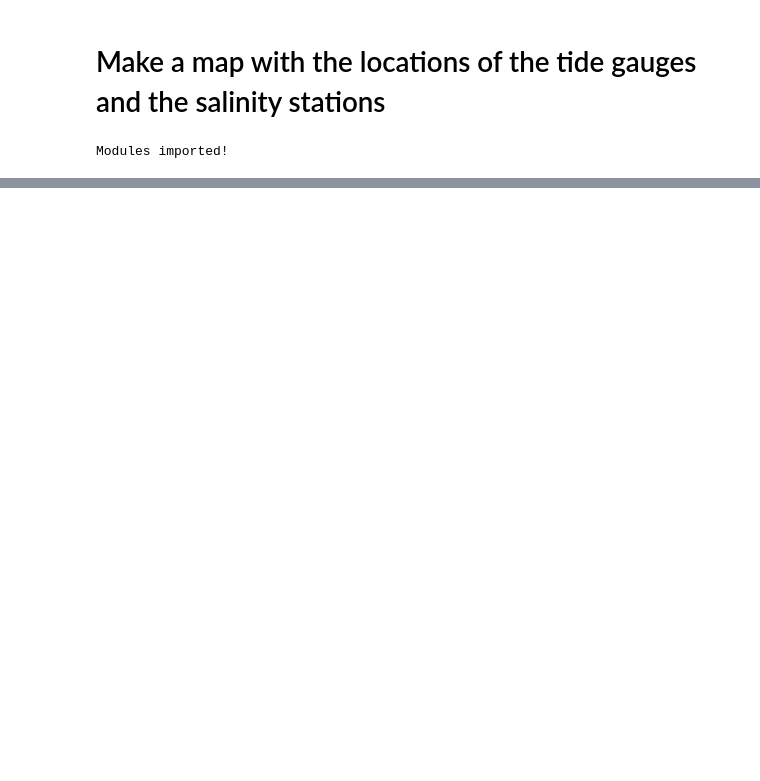
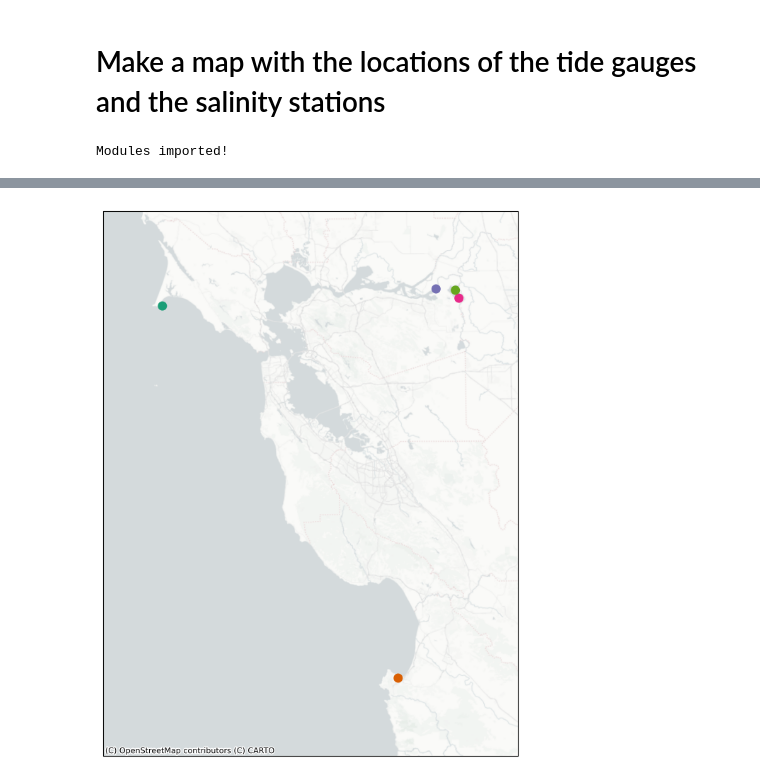
Before and after one commit to jennaisrael/Savio_scratch_back_up, a Jupyter notebook: Plotting/maps/map_salinty_stations.ipynb, the cells around one changed output, grey strips where cells are left out. Saved outputs shown, nothing was run; the diff lists cells and outputs as text; code cells hidden in the pictures; blank space fills up the shorter version.

```diff
--- a/Plotting/maps/map_salinty_stations.ipynb
+++ b/Plotting/maps/map_salinty_stations.ipynb
@@ -84,0 +159,34 @@ ValueError: Unrecognized marker style ['o', '^']
+# %%
+#Use a loop to plot the tide gauges separately from the salinity stations
+crs_epsg = crs.epsg("26910")
+fig=plt.figure(figsize=(10, 10))
+ax = plt.axes(projection=crs_epsg)
+colors = plt.colormaps['Dark2'].colors #this is a tuple so need to use tuple indexing [rom][column]
+col=0
+
+#custom legend explained here https://github.com/geopandas/geopandas/issues/2279
+color_dict= {'Point Reyes Tide Gauge': colors[0][:],
+             'Monterey Tide Gauge': colors[1][:],
+             'Jersey Point EC': colors[2][:],
+             'Holland Cut EC': colors[3][:],
+             'Franks Tract EC':colors[4][:]}
+# color_dict= {'Point Reyes Tide Gauge': 'maroon',
+#              'Monterey Tide Gauge': 'brown',
+#              'Jersey Point EC': 'green',
+#              'Holland Cut EC': 'skyblue',
+#              'Franks Tract EC':'yellow'}
+stations.plot(ax=ax,color=colors,markersize=70)
+custom_points=[Line2D([0], [0],linestyle="none", markersize=10, marker="o", color=c) for c in color_dict.values()]
+#download a tile to specify the extent of the map (currently cuts off the Delta)
+north, west, east, south = (38.162,-123.132361,-121.253699,36.467850)
+bd_img, bd_ext = cx.bounds2img(north,west,east,north,ll=True,source=cx.providers.CartoDB.PositronNoLabels)
+#ax.imshow(bd_img, extent=bd_ext,crs=crs_epsg)
+ax.set_xmargin(0.2)
+ax.set_ymargin(0.20)
+cx.add_basemap(ax, source=cx.providers.CartoDB.PositronNoLabels,crs=crs_epsg)
+#cx.add_basemap(ax, source=bd_img, crs=crs_epsg)
+#ax.legend(custom_points, color_dict.keys(),loc='center left')
+plt.show
+plt.savefig("/global/scratch/users/jennaisrael/Plotting/maps/maps/station_plot_no_legend.png")
+# %% [output]
+[figure, added]
```
Also changed, not shown: parts of 21 cells of this notebook, 4 other files.
